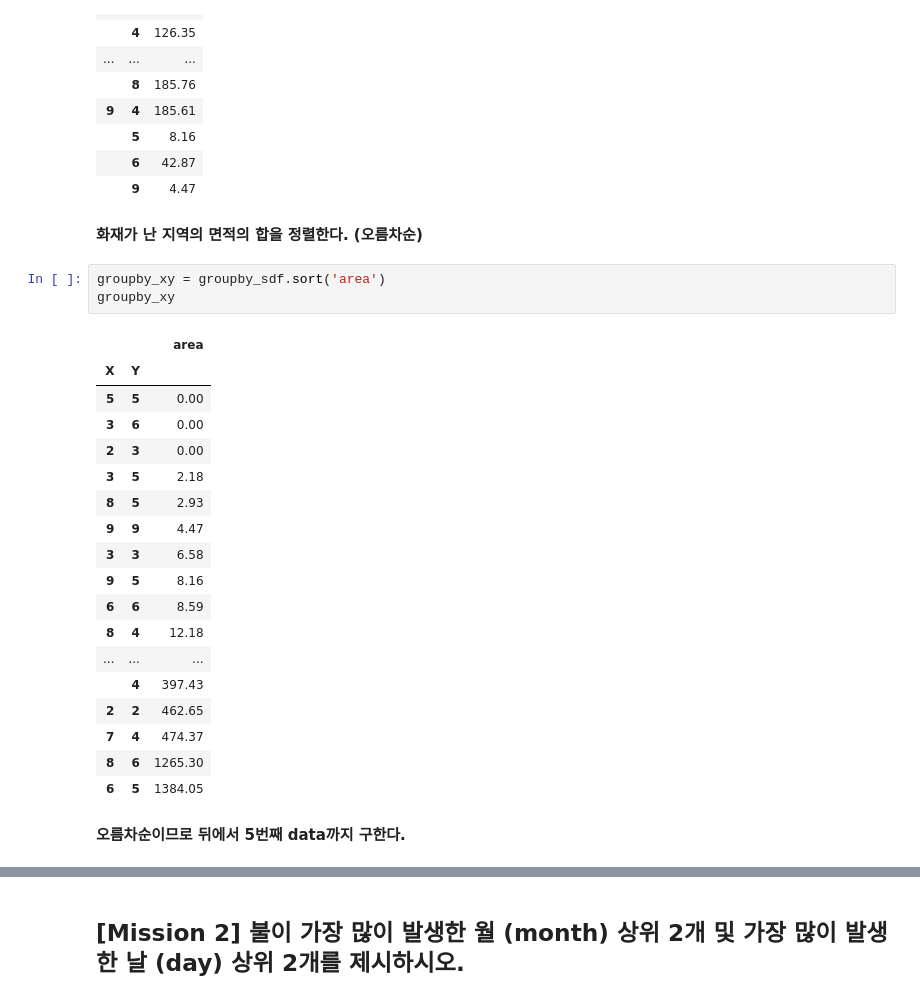
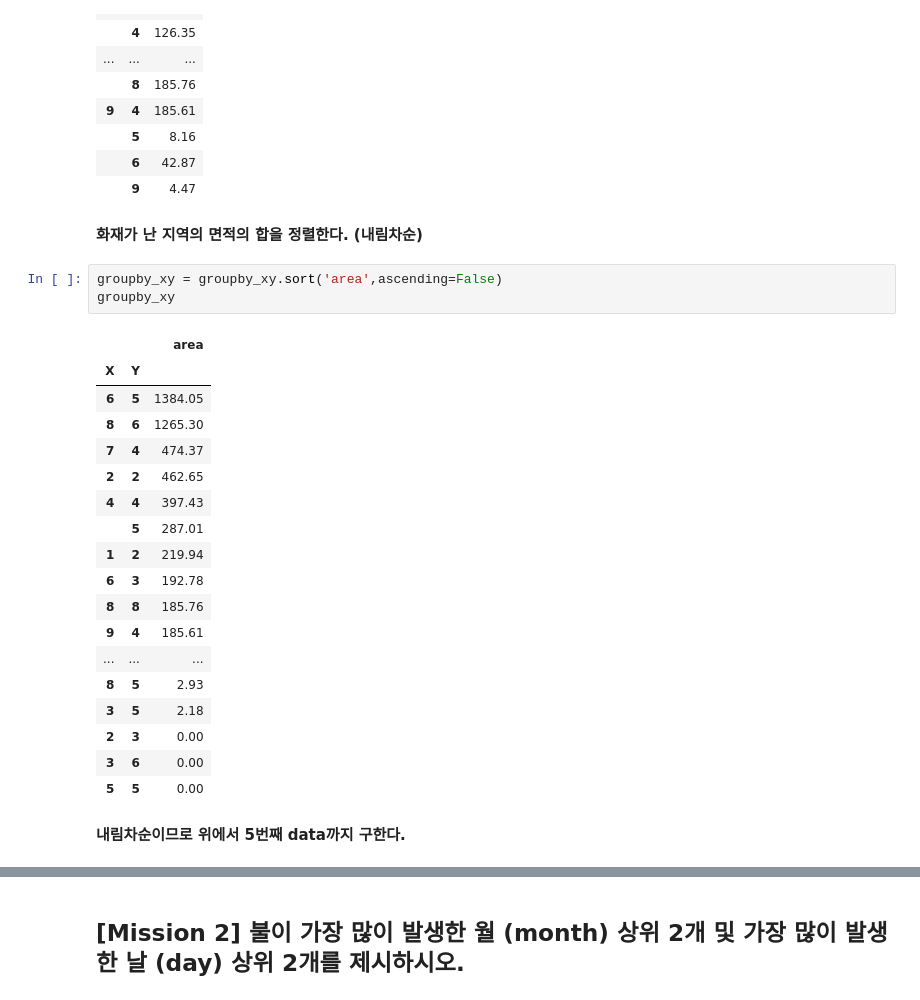
Before and after one commit to SByeol/data_science, a Jupyter notebook: HW3_Fire_Detection.ipynb, the cells around one changed output, grey strips where cells are left out. Saved outputs shown, nothing was run; the diff lists cells and outputs as text.

```diff
--- a/HW3_Fire_Detection.ipynb
+++ b/HW3_Fire_Detection.ipynb
@@ -87,28 +87,28 @@ groupby_xy
 |  | 6 | 42.87 |
 |  | 9 | 4.47 |
 # %% [markdown]
-**화재가 난 지역의 면적의 합을 정렬한다. (오름차순)**
+**화재가 난 지역의 면적의 합을 정렬한다. (내림차순)**
 # %%
-groupby_xy = groupby_sdf.sort('area')
+groupby_xy = groupby_xy.sort('area',ascending=False)
 groupby_xy
 # %% [output]
 |  |  | area |
 | X | Y |  |
+| 6 | 5 | 1384.05 |
+| 8 | 6 | 1265.30 |
+| 7 | 4 | 474.37 |
+| 2 | 2 | 462.65 |
+| 4 | 4 | 397.43 |
+|  | 5 | 287.01 |
+| 1 | 2 | 219.94 |
+| 6 | 3 | 192.78 |
+| 8 | 8 | 185.76 |
+| 9 | 4 | 185.61 |
+| ... | ... | ... |
+| 8 | 5 | 2.93 |
+| 3 | 5 | 2.18 |
+| 2 | 3 | 0.00 |
+| 3 | 6 | 0.00 |
 | 5 | 5 | 0.00 |
-| 3 | 6 | 0.00 |
-| 2 | 3 | 0.00 |
-| 3 | 5 | 2.18 |
-| 8 | 5 | 2.93 |
-| 9 | 9 | 4.47 |
-| 3 | 3 | 6.58 |
-| 9 | 5 | 8.16 |
-| 6 | 6 | 8.59 |
-| 8 | 4 | 12.18 |
-| ... | ... | ... |
-|  | 4 | 397.43 |
-| 2 | 2 | 462.65 |
-| 7 | 4 | 474.37 |
-| 8 | 6 | 1265.30 |
-| 6 | 5 | 1384.05 |
 # %% [markdown]
-**오름차순이므로 뒤에서 5번째 data까지 구한다.**
+**내림차순이므로 위에서 5번째 data까지 구한다.**
```
Also changed, not shown: parts of 9 cells of this notebook.
